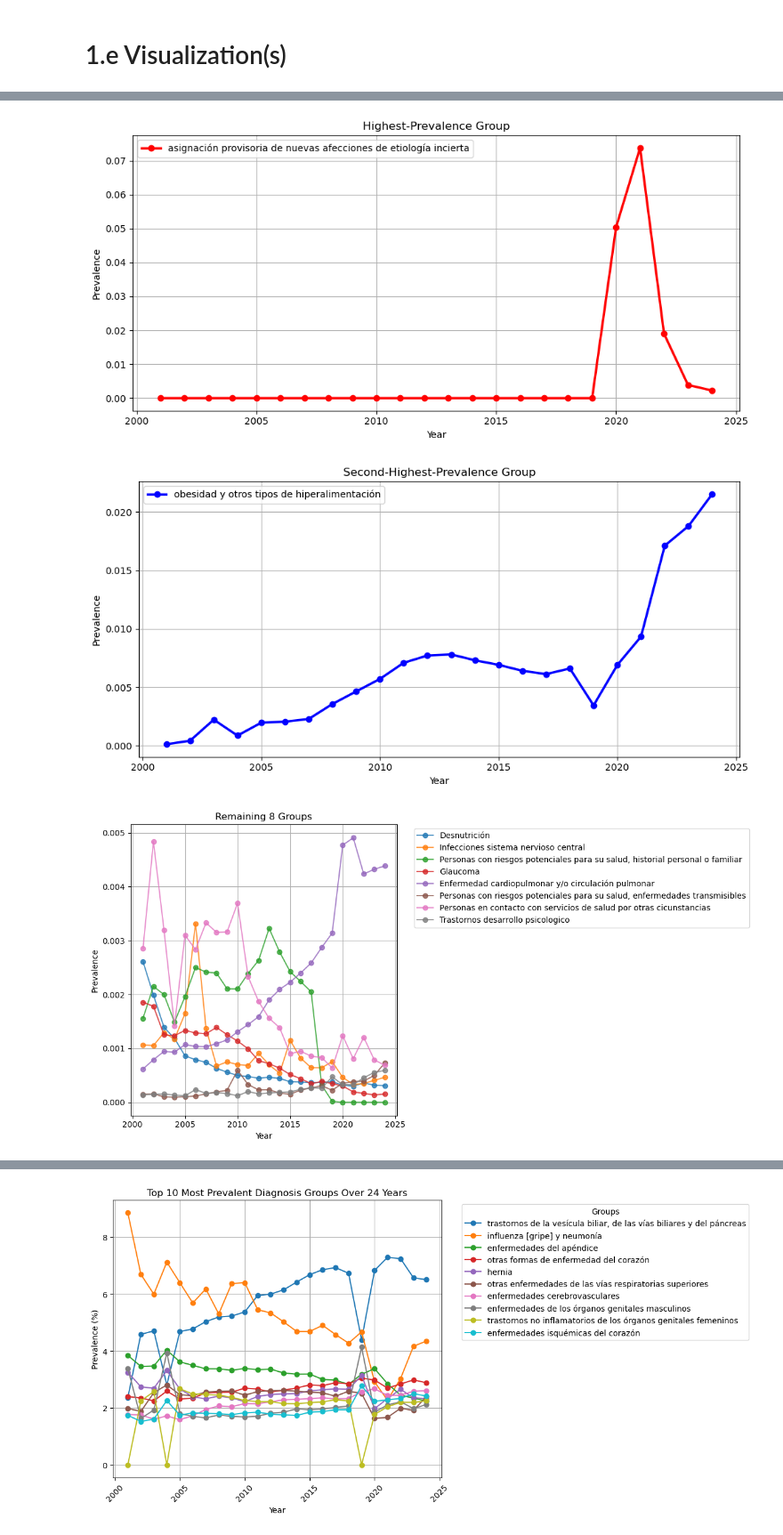
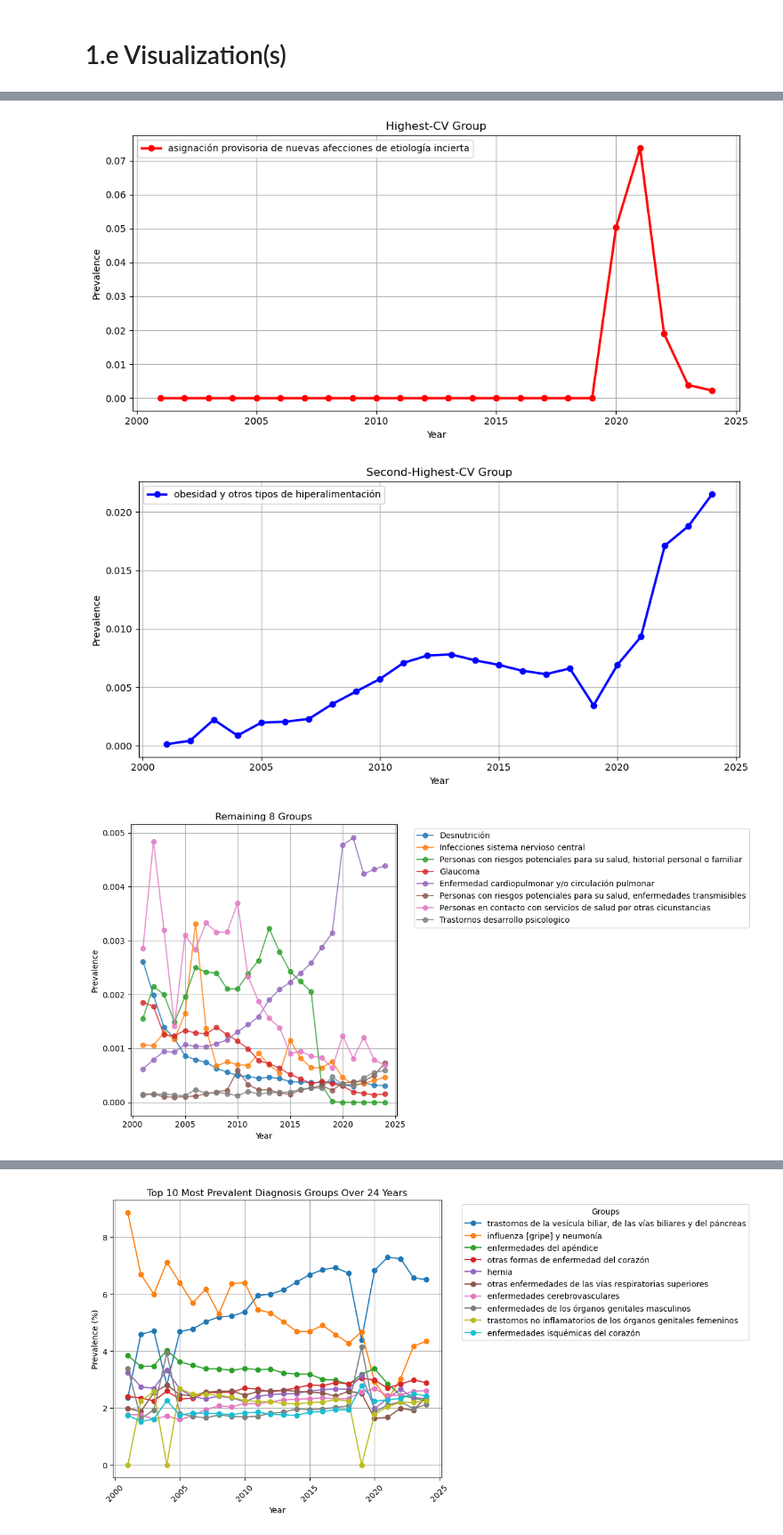
Before and after one commit to mirkopodunavak1996/EDAHospDischarges_Chile2001-2024, a Jupyter notebook: notebooks/General_Analysis_2001-2024_Bivariate(2).ipynb, the cells around one changed output, grey strips where cells are left out. Shown at 89% size. Cells and saved outputs as stored; diff of their text form; code cells hidden in the pictures.

```diff
--- a/notebooks/General_Analysis_2001-2024_Bivariate(2).ipynb
+++ b/notebooks/General_Analysis_2001-2024_Bivariate(2).ipynb
@@ -414,42 +410,42 @@ custom_labels_other8 = [
 plt.figure(figsize=(10,5))
 plt.plot(plot_top10.columns, plot_top10.loc[highest_group],
          color='red', marker='o', linewidth=2.5, label=highest_group)
-plt.title("Highest-Prevalence Group")
+plt.title("Highest-CV Group")
 plt.xlabel("Year")
 plt.ylabel("Prevalence")
 plt.grid(True)
 plt.legend(loc='upper left')
 plt.tight_layout()
 plt.show()
 
 # --- Plot 2: Second-highest-prevalence group ---
 plt.figure(figsize=(10,5))
 plt.plot(plot_top10.columns, plot_top10.loc[second_highest_group],
          color='blue', marker='o', linewidth=2.5, label=second_highest_group)
-plt.title("Second-Highest-Prevalence Group")
+plt.title("Second-Highest-CV Group")
 plt.xlabel("Year")
 plt.ylabel("Prevalence")
 plt.grid(True)
 plt.legend(loc='upper left')
 plt.tight_layout()
 plt.show()
 
 # --- Plot 3: Remaining 8 groups ---
 plt.figure(figsize=(12,6))
 for i, group in enumerate(other_groups.index):
     label = custom_labels_other8[i] if i < len(custom_labels_other8) else group
     plt.plot(plot_top10.columns, other_groups.loc[group],
              marker='o', linewidth=1.5, alpha=0.8, label=label)
 plt.title("Remaining 8 Groups")
 plt.xlabel("Year")
 plt.ylabel("Prevalence")
 plt.grid(True)
 plt.legend(bbox_to_anchor=(1.05,1), loc='upper left')
 plt.tight_layout()
 plt.show()
 # %% [output]
-[figure, old version]
+[figure, new version]
-[figure, old version]
+[figure, new version]
 [figure]
 # %%
 top10_mean = prevalence.sort_values(by = "mean", ascending = False).head(10)
```
Also changed, not shown: parts of 10 cells of this notebook.
